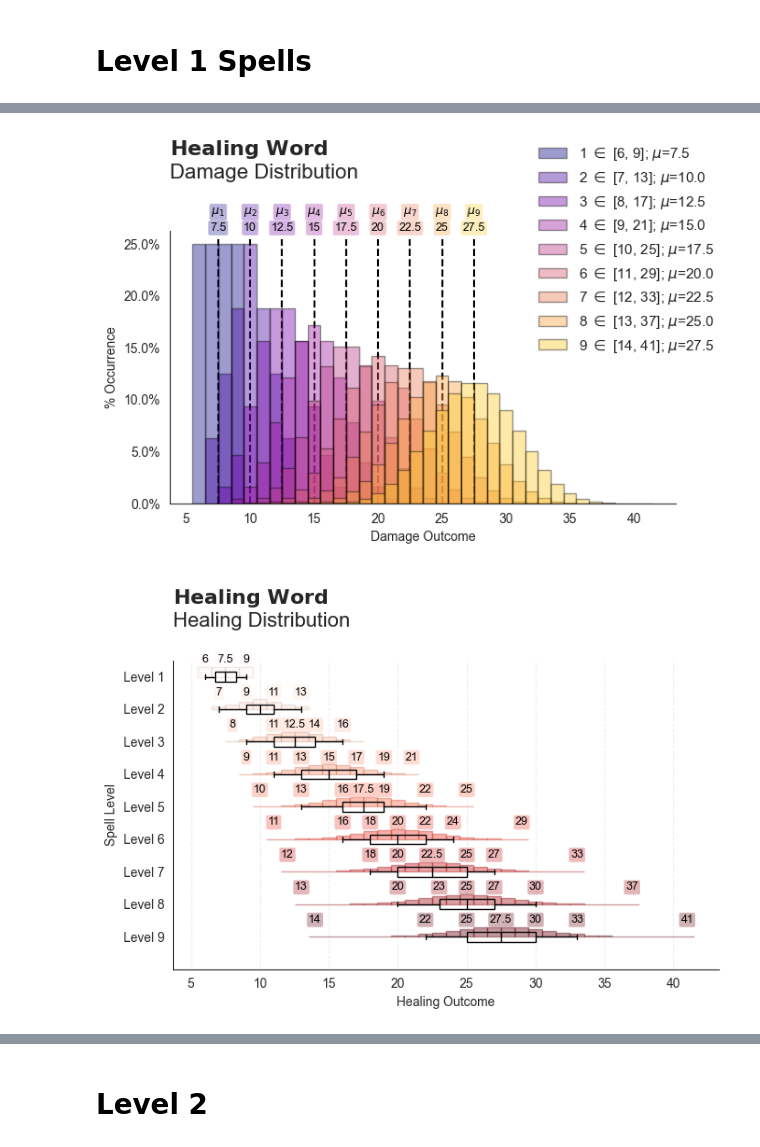
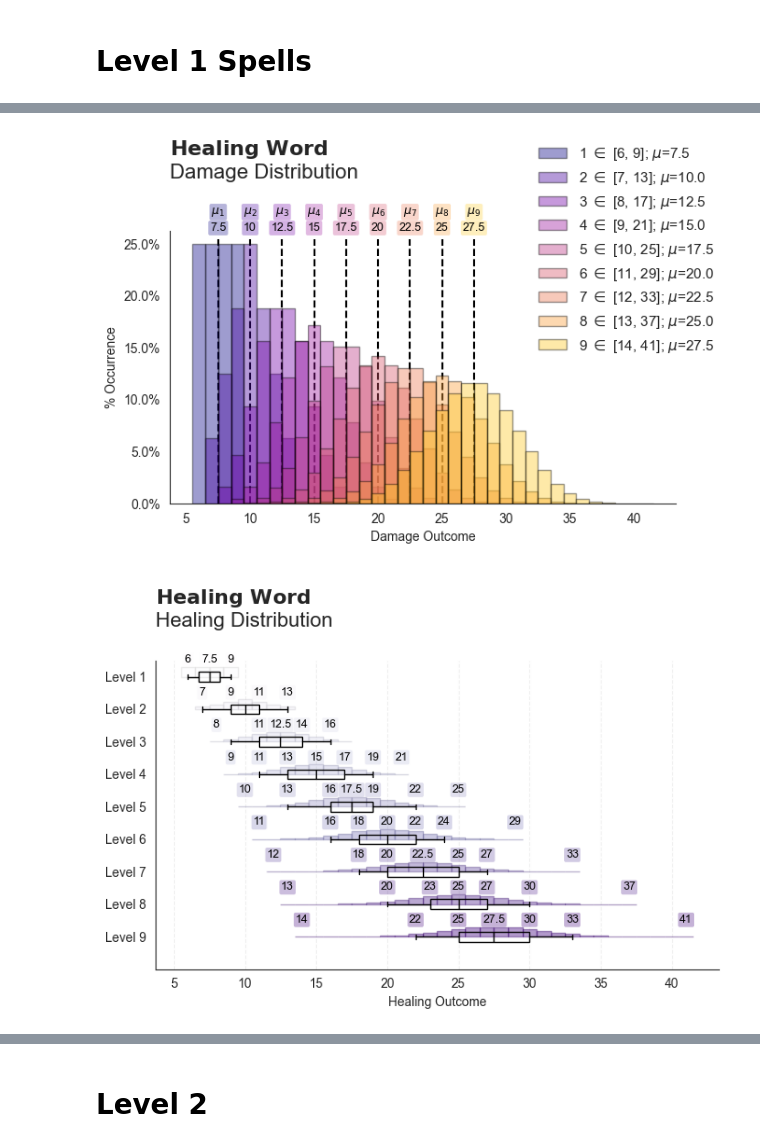
Before and after one commit to H-unter/Diceroll, a Jupyter notebook: spells.ipynb, the cells around one changed output, grey strips where cells are left out. Drawn from its saved outputs; the diff is of its cells as text; code cells hidden in the pictures.

```diff
--- a/spells.ipynb
+++ b/spells.ipynb
@@ -36,19 +54,19 @@ plt.savefig("spell_plots/guiding_bolt.png", dpi=500, bbox_inches='tight')
 # %%
 healing_word = Spell(
     name="Healing Word",
     starting_level=1,
     starting_damage_diceroll="1d4+5",
     damage_increment_diceroll="1d4",
     num_levels_per_damage_increase=1,
     is_saving_throw=False,
     is_healing=True
 )
 healing_word.plot_damage()
-healing_word.boxplot_damage(colormap=plt.cm.Reds)
+healing_word.boxplot_damage(colormap=plt.cm.Purples)
 plt.savefig("spell_plots/healing_word.png", dpi=500, bbox_inches='tight')
 # %% [output]
 [figure]
-[figure, old version]
+[figure, new version]
 # %%
 inflict_wounds = Spell(
     name="Inflict Wounds",
```
Also changed, not shown: parts of 9 cells of this notebook, 2 other files.
